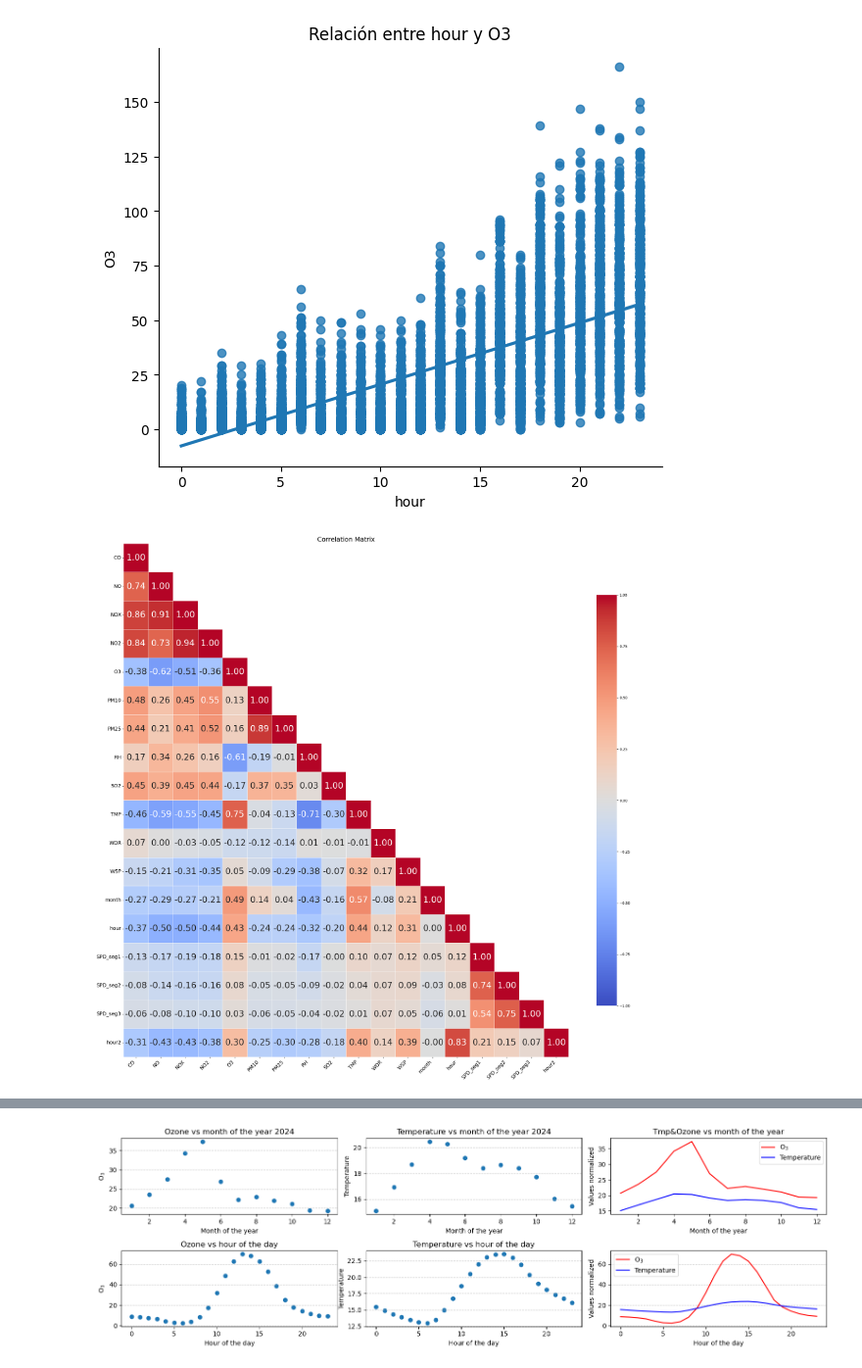
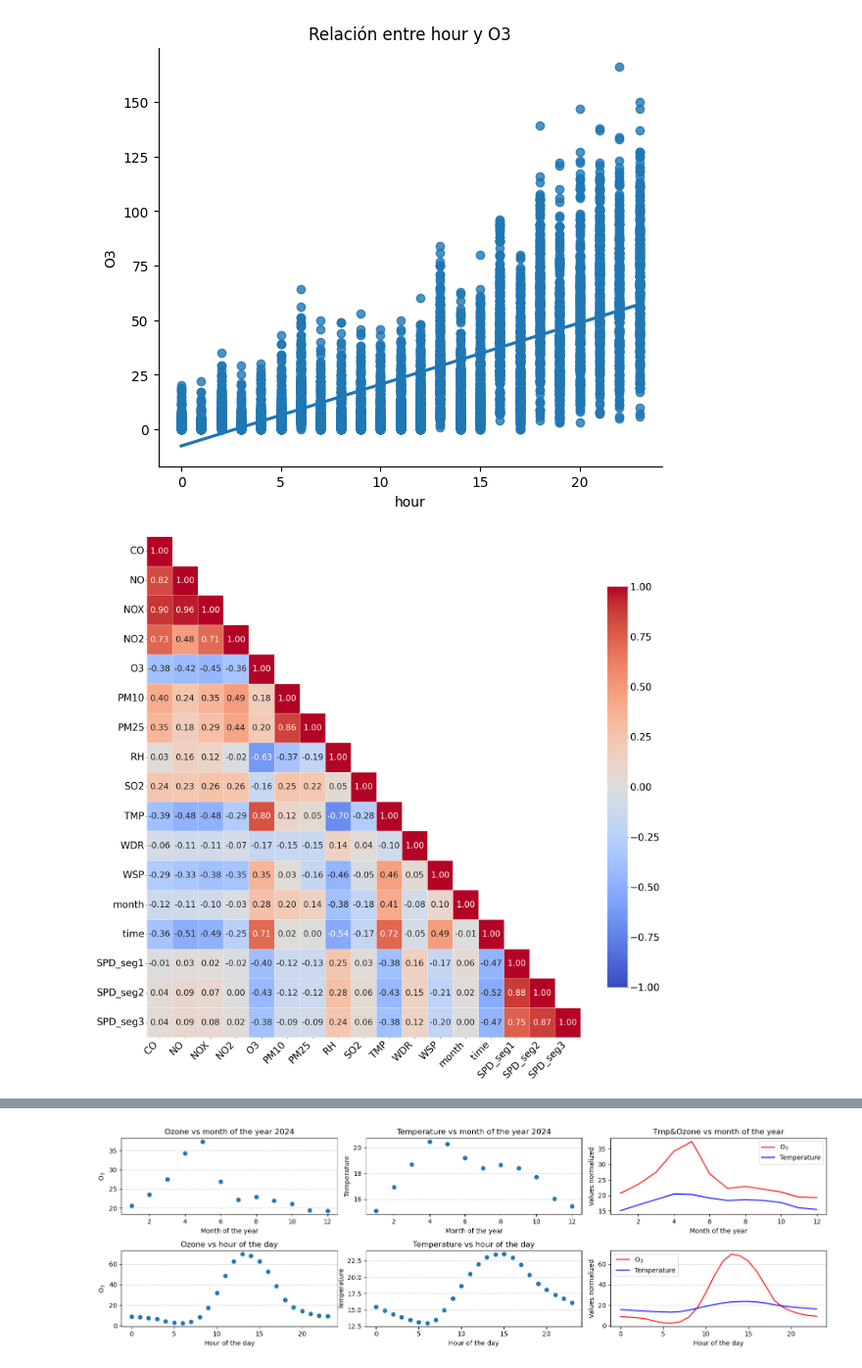
Before and after one commit to vlegaria/air_pollution, a Jupyter notebook: graficas/correlation.ipynb, the cells around one changed output, grey strips where cells are left out. Shown at 98% size. Drawn from its saved outputs; the diff is of its cells as text; code cells hidden in the pictures.

Commit message:
pollution and correlation

```diff
--- a/graficas/correlation.ipynb
+++ b/graficas/correlation.ipynb
@@ -253,8 +253,12 @@ def plot_values(df_bymonth, df_byhour, varXmonth, varXhour):
 	plt.show()
 # %%
 dir = r"C:\Users\Valeria\Documents\CIC\air_pollution\seasson_model_comparison"
+dir = r"C:\Users\Valeria\Documents\CIC\air_pollution_data"
+#dir = r"C:\Users\Valeria\Documents\CIC\proyecto_innovacion\air-poll-predict-dev\API\InfoPostgres\Datos"
+dir = r"C:\Users\Valeria\Documents\CIC\air_pollution_data\Datos-sep-dic2024"
 file_path = os.path.join(dir,"MER_with_streets2.csv")
-#file_path = os.path.join(dir,"air_traffic_MER_prom.csv")
+file_path = os.path.join(dir,"air_traffic_MER_prom.csv")
+#file_path = os.path.join(dir,"air_traffic_MER.csv")
 df  = pd.read_csv(file_path)
 df = df.dropna().reset_index(drop=True)
 #df["datetime"] = df["date"].astype(str) + " " + df["hour"].astype(str) + ":" +df["minute"].astype(str)+"0:00"
@@ -341,29 +352,32 @@ for var1, var2 in high_corr_pairs:
 [figure]
 [figure]
 # %%
-corr = df2.corr(numeric_only=True)
+#df2 = df.drop(columns=["year", "minute"])
+df = df.rename(columns={"hour":"time"})
+corr = df.corr(numeric_only=True)
 mask = np.triu(np.ones_like(corr, dtype=bool),1)
 # Configurar el gráfico
 plt.figure(figsize=(28, 26))
 heatmap = sns.heatmap(
     corr,
     mask=mask,                 # Aplicar la máscara
     annot=True,
     cmap='coolwarm',
     fmt=".2f",
     linewidths=0.5,
     vmin=-1.0,
     vmax=1.0,
     annot_kws={"size": 24},          # Tamaño de los números en las celdas
     cbar_kws={"shrink": 0.8}         # Opcional: tamaño de la barra de color
 )
 
 # Aumentar tamaño de los nombres de variables (ticks del eje)
-heatmap.set_xticklabels(heatmap.get_xticklabels(), fontsize=14, rotation=45, ha='right')
-heatmap.set_yticklabels(heatmap.get_yticklabels(), fontsize=14, rotation=0)
-
-plt.title("Correlation Matrix", fontsize=18)
+heatmap.set_xticklabels(heatmap.get_xticklabels(), fontsize=28, rotation=45, ha='right')
+heatmap.set_yticklabels(heatmap.get_yticklabels(), fontsize=28, rotation=0)
+cbar = plt.gcf().axes[-1]  # Colorbar is usually the last axis added
+cbar.tick_params(labelsize=28)  # Set desired fontsize
+plt.title("", fontsize=28)
 #plt.title(f"Correlation Matrix {station} studio")
 plt.show()
 # %% [output]
-[figure, old version]
+[figure, new version]
```
Also changed, not shown: parts of 14 cells of this notebook, 1 other file.
